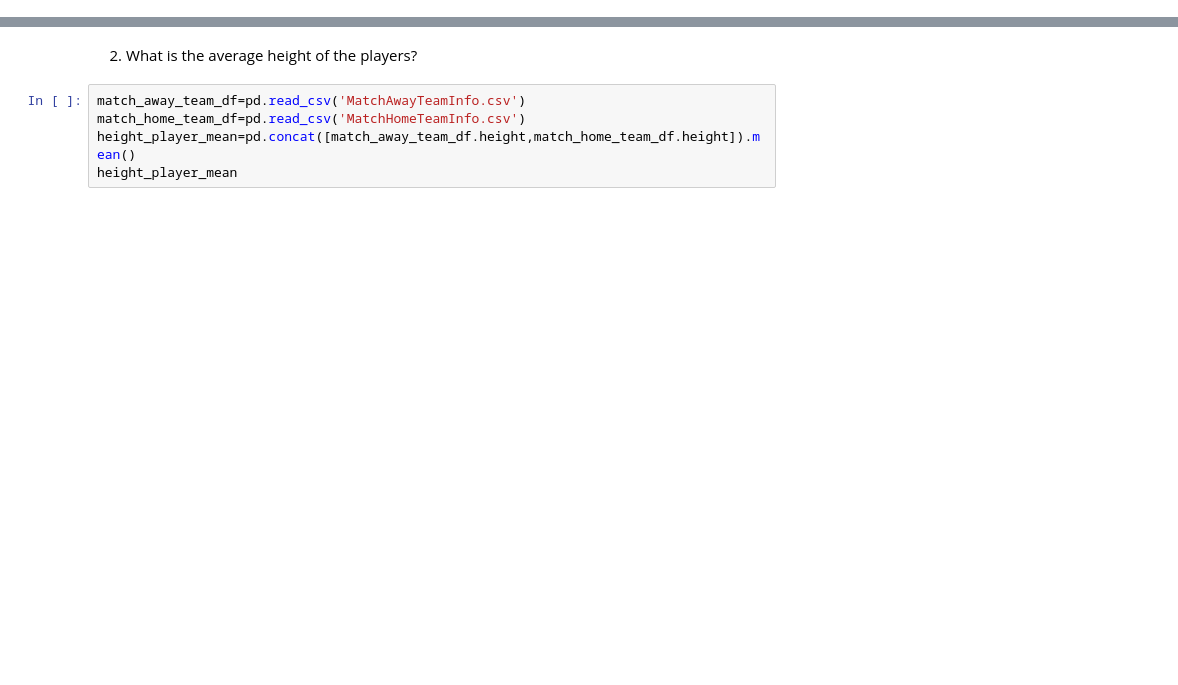
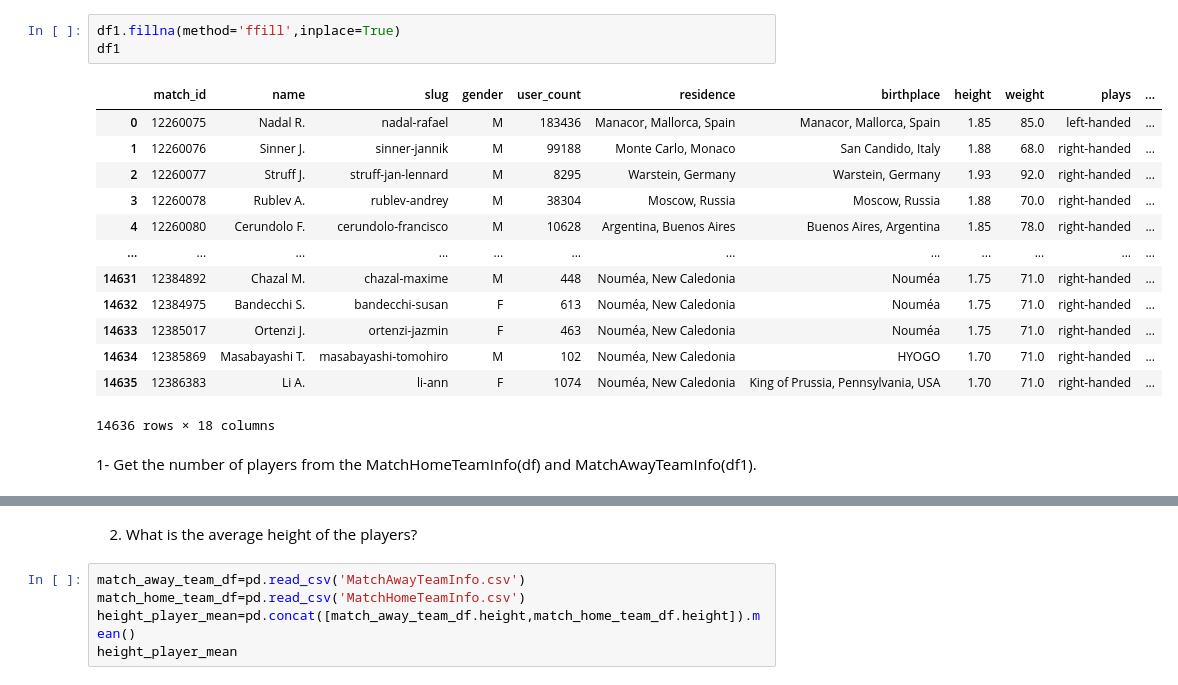
Before and after one commit to mahdieyehalavi/tennisMatchProject, a Jupyter notebook: part1.ipynb, the cells around one changed output, grey strips where cells are left out. Saved outputs shown, nothing was run; the diff lists cells and outputs as text; blank space fills up the shorter version.

```diff
--- a/part1.ipynb
+++ b/part1.ipynb
@@ -8,0 +33,19 @@ import matplotlib.pyplot as plt
+# %%
+df1.fillna(method='ffill',inplace=True)
+df1
+# %% [output]
+|  | match_id | name | slug | gender | user_count | residence | birthplace | height | weight | plays | ... |
+| 0 | 12260075 | Nadal R. | nadal-rafael | M | 183436 | Manacor, Mallorca, Spain | Manacor, Mallorca, Spain | 1.85 | 85.0 | left-handed | ... |
+| 1 | 12260076 | Sinner J. | sinner-jannik | M | 99188 | Monte Carlo, Monaco | San Candido, Italy | 1.88 | 68.0 | right-handed | ... |
+| 2 | 12260077 | Struff J. | struff-jan-lennard | M | 8295 | Warstein, Germany | Warstein, Germany | 1.93 | 92.0 | right-handed | ... |
+| 3 | 12260078 | Rublev A. | rublev-andrey | M | 38304 | Moscow, Russia | Moscow, Russia | 1.88 | 70.0 | right-handed | ... |
+| 4 | 12260080 | Cerundolo F. | cerundolo-francisco | M | 10628 | Argentina, Buenos Aires | Buenos Aires, Argentina | 1.85 | 78.0 | right-handed | ... |
+| ... | ... | ... | ... | ... | ... | ... | ... | ... | ... | ... | ... |
+| 14631 | 12384892 | Chazal M. | chazal-maxime | M | 448 | Nouméa, New Caledonia | Nouméa | 1.75 | 71.0 | right-handed | ... |
+| 14632 | 12384975 | Bandecchi S. | bandecchi-susan | F | 613 | Nouméa, New Caledonia | Nouméa | 1.75 | 71.0 | right-handed | ... |
+| 14633 | 12385017 | Ortenzi J. | ortenzi-jazmin | F | 463 | Nouméa, New Caledonia | Nouméa | 1.75 | 71.0 | right-handed | ... |
+| 14634 | 12385869 | Masabayashi T. | masabayashi-tomohiro | M | 102 | Nouméa, New Caledonia | HYOGO | 1.70 | 71.0 | right-handed | ... |
+| 14635 | 12386383 | Li A. | li-ann | F | 1074 | Nouméa, New Caledonia | King of Prussia, Pennsylvania, USA | 1.70 | 71.0 | right-handed | ... |
+14636 rows × 18 columns
+# %% [markdown]
+1- Get the number of players from the MatchHomeTeamInfo(df) and MatchAwayTeamInfo(df1).
```
Also changed, not shown: parts of 25 cells of this notebook.
